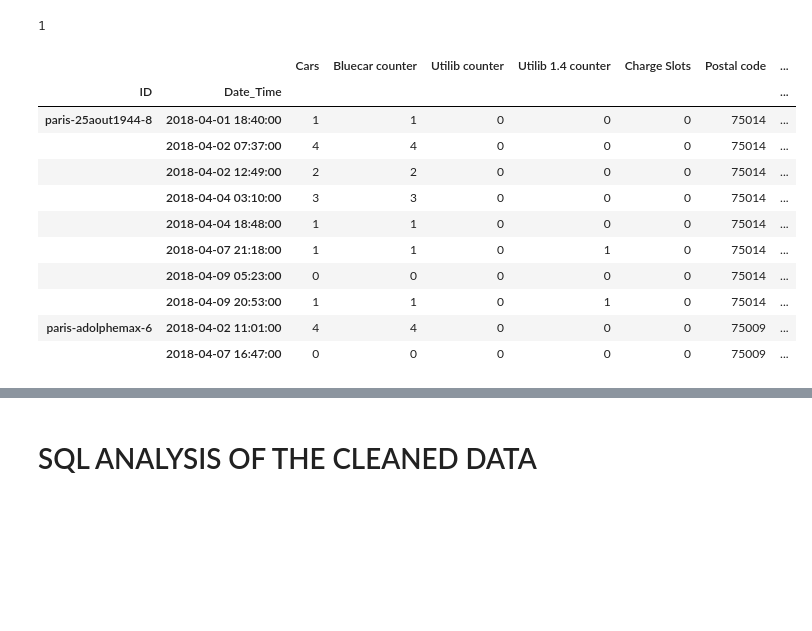
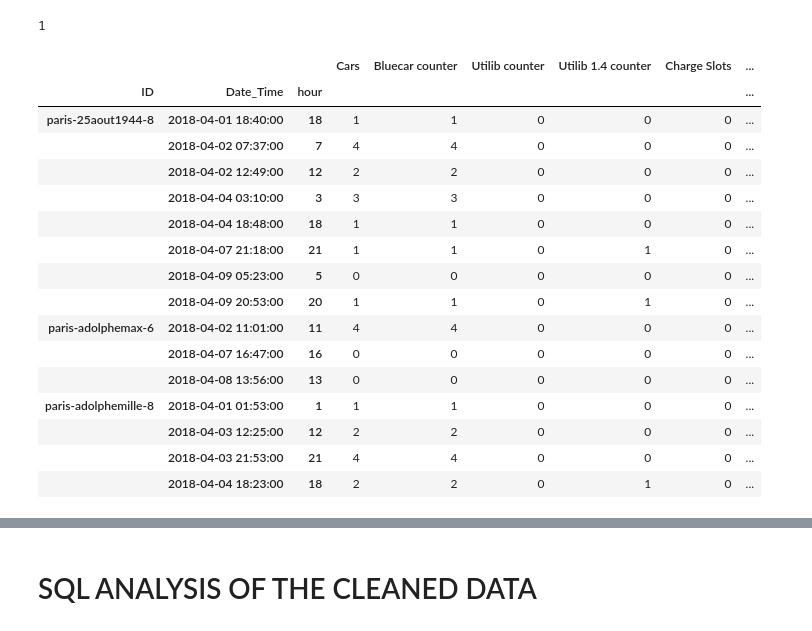
Before and after one commit to vivianusdjpy/ELECTRIC-CAR-SHARING-SERVICE-WEEK-4-IP, a Jupyter notebook: Moringa_Data_Science_Prep_W4_Independent_Project_2019_11_VIVIAN_NJAU_Python_SQL_Notebook.ipynb, the cells around one changed output, grey strips where cells are left out. Saved outputs shown, nothing was run; the diff lists cells and outputs as text; code cells hidden in the pictures; blank space fills up the shorter version.

```diff
--- a/Moringa_Data_Science_Prep_W4_Independent_Project_2019_11_VIVIAN_NJAU_Python_SQL_Notebook.ipynb
+++ b/Moringa_Data_Science_Prep_W4_Independent_Project_2019_11_VIVIAN_NJAU_Python_SQL_Notebook.ipynb
@@ -278,7 +281,7 @@ dtypes: int64(13), object(13)
 memory usage: 1015.8+ KB
 # %%
 #drop the year, month, day, hour and minute columns
-df_6 = df_5.drop(['year','month','day','hour','minute'],axis=1)
+df_6 = df_5.drop(['year','month','day','minute'],axis=1)
 df_6
 # %% [output]
 |  | Address | Cars | Bluecar counter | Utilib counter | Utilib 1.4 counter | Charge Slots | Charging Status | ... |
@@ -371,26 +374,31 @@ df_11.City.nunique(dropna=True)
 # %%
 #creating a copy
 df_12 = df_11
 df_12['ID'].nunique(dropna=True)
 #df_12.shape #shows there are 2816 row entries
 #group by ID(station ID) then per hour to find the cumulative sum for the whole hour to find out if a car was hired
 # returned or nothing happened
 
-df_12 =  df_12.groupby(['ID','Date_Time']).sum()
-df_12.head(10)
+df_12 =  df_12.groupby(['ID','Date_Time','hour']).sum()
+df_12.head(15)
 #df_12['Bluecar-Cars'] =
 
 #df_11['Utilib 1.4 counter'].sum()
 # %% [output]
-|  |  | Cars | Bluecar counter | Utilib counter | Utilib 1.4 counter | Charge Slots | Postal code | ... |
-| ID | Date_Time |  |  |  |  |  |  | ... |
-| paris-25aout1944-8 | 2018-04-01 18:40:00 | 1 | 1 | 0 | 0 | 0 | 75014 | ... |
-|  | 2018-04-02 07:37:00 | 4 | 4 | 0 | 0 | 0 | 75014 | ... |
-|  | 2018-04-02 12:49:00 | 2 | 2 | 0 | 0 | 0 | 75014 | ... |
-|  | 2018-04-04 03:10:00 | 3 | 3 | 0 | 0 | 0 | 75014 | ... |
-|  | 2018-04-04 18:48:00 | 1 | 1 | 0 | 0 | 0 | 75014 | ... |
-|  | 2018-04-07 21:18:00 | 1 | 1 | 0 | 1 | 0 | 75014 | ... |
-|  | 2018-04-09 05:23:00 | 0 | 0 | 0 | 0 | 0 | 75014 | ... |
-|  | 2018-04-09 20:53:00 | 1 | 1 | 0 | 1 | 0 | 75014 | ... |
-| paris-adolphemax-6 | 2018-04-02 11:01:00 | 4 | 4 | 0 | 0 | 0 | 75009 | ... |
-|  | 2018-04-07 16:47:00 | 0 | 0 | 0 | 0 | 0 | 75009 | ... |
+|  |  |  | Cars | Bluecar counter | Utilib counter | Utilib 1.4 counter | Charge Slots | ... |
+| ID | Date_Time | hour |  |  |  |  |  | ... |
+| paris-25aout1944-8 | 2018-04-01 18:40:00 | 18 | 1 | 1 | 0 | 0 | 0 | ... |
+|  | 2018-04-02 07:37:00 | 7 | 4 | 4 | 0 | 0 | 0 | ... |
+|  | 2018-04-02 12:49:00 | 12 | 2 | 2 | 0 | 0 | 0 | ... |
+|  | 2018-04-04 03:10:00 | 3 | 3 | 3 | 0 | 0 | 0 | ... |
+|  | 2018-04-04 18:48:00 | 18 | 1 | 1 | 0 | 0 | 0 | ... |
+|  | 2018-04-07 21:18:00 | 21 | 1 | 1 | 0 | 1 | 0 | ... |
+|  | 2018-04-09 05:23:00 | 5 | 0 | 0 | 0 | 0 | 0 | ... |
+|  | 2018-04-09 20:53:00 | 20 | 1 | 1 | 0 | 1 | 0 | ... |
+| paris-adolphemax-6 | 2018-04-02 11:01:00 | 11 | 4 | 4 | 0 | 0 | 0 | ... |
+|  | 2018-04-07 16:47:00 | 16 | 0 | 0 | 0 | 0 | 0 | ... |
+|  | 2018-04-08 13:56:00 | 13 | 0 | 0 | 0 | 0 | 0 | ... |
+| paris-adolphemille-8 | 2018-04-01 01:53:00 | 1 | 1 | 1 | 0 | 0 | 0 | ... |
+|  | 2018-04-03 12:25:00 | 12 | 2 | 2 | 0 | 0 | 0 | ... |
+|  | 2018-04-03 21:53:00 | 21 | 4 | 4 | 0 | 0 | 0 | ... |
+|  | 2018-04-04 18:23:00 | 18 | 2 | 2 | 0 | 1 | 0 | ... |
```
Also changed, not shown: parts of 18 cells of this notebook.
